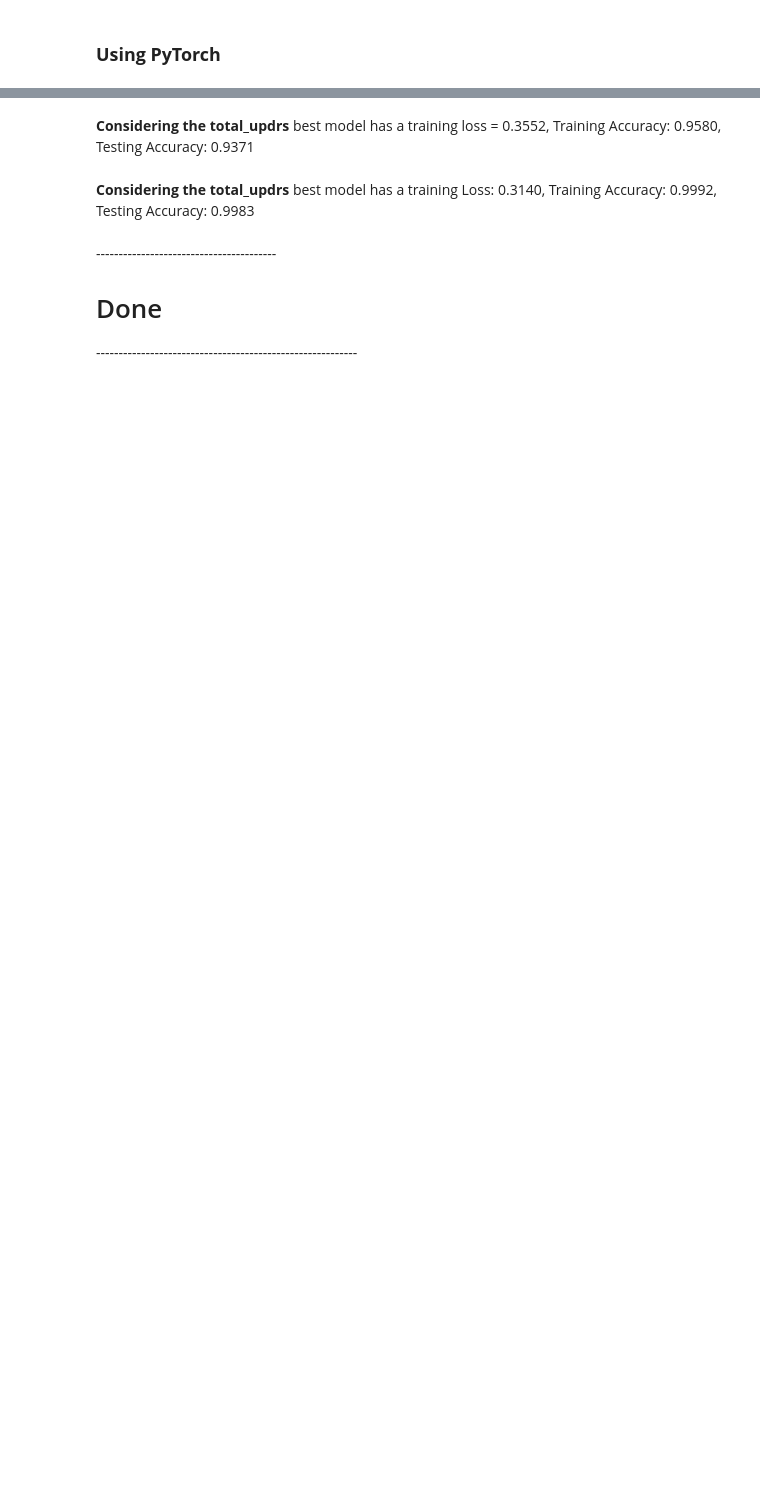
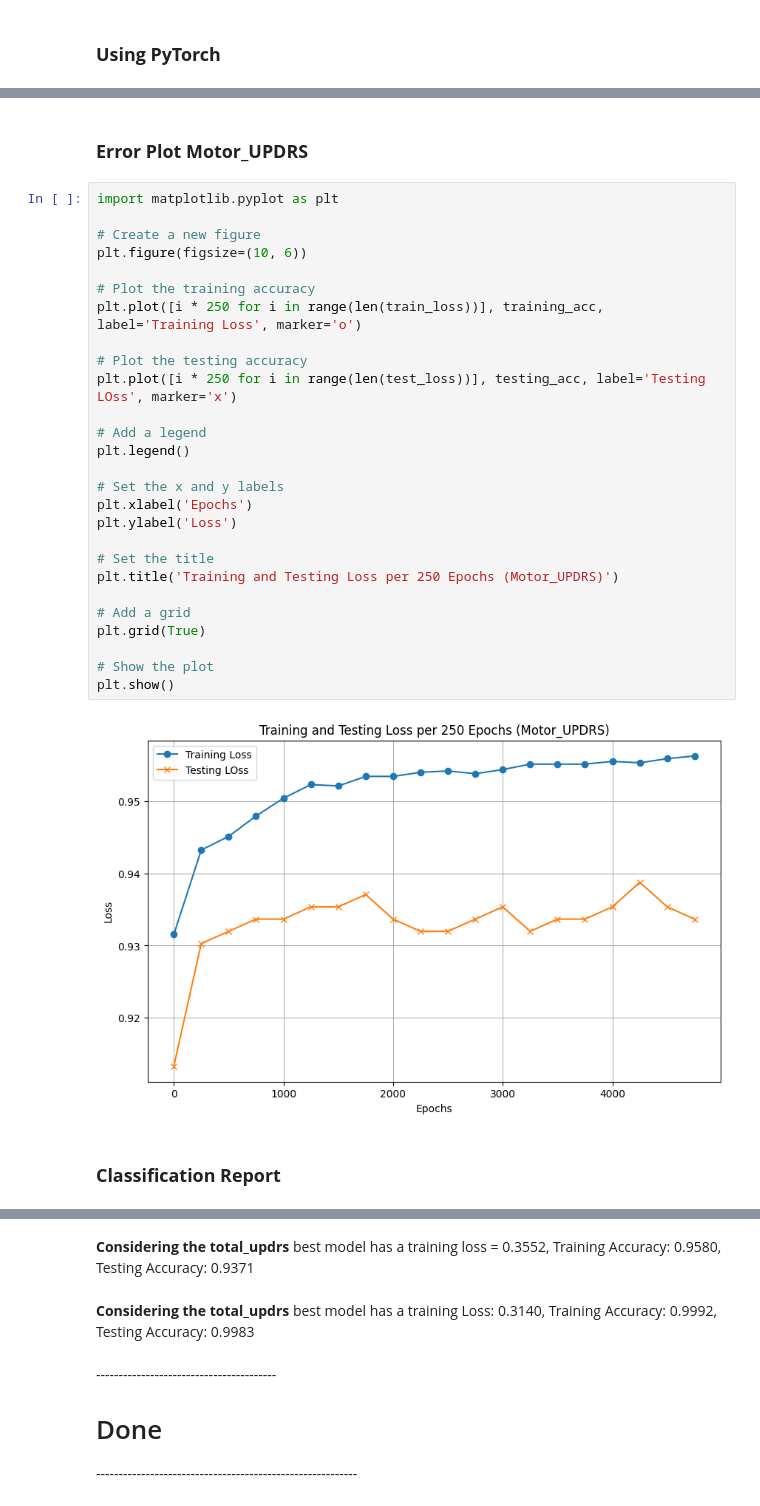
Before and after one commit to Samaresh-16/Parkinson_deepLearning, a Jupyter notebook: Codes/UPDRS.ipynb, the cells around one changed output, grey strips where cells are left out. Drawn from its saved outputs; the diff is of its cells as text; blank space fills up the shorter version.

```diff
--- a/Codes/UPDRS.ipynb
+++ b/Codes/UPDRS.ipynb
@@ -400,3 +365,36 @@ joblib.dump(best_model, 'best_model_motor.pkl')
+# %% [markdown]
+<h3><b>Error Plot Motor_UPDRS
+# %%
+import matplotlib.pyplot as plt
+
+# Create a new figure
+plt.figure(figsize=(10, 6))
+
+# Plot the training accuracy
+plt.plot([i * 250 for i in range(len(train_loss))], training_acc, label='Training Loss', marker='o')
+
+# Plot the testing accuracy
+plt.plot([i * 250 for i in range(len(test_loss))], testing_acc, label='Testing LOss', marker='x')
+
+# Add a legend
+plt.legend()
+
+# Set the x and y labels
+plt.xlabel('Epochs')
+plt.ylabel('Loss')
+
+# Set the title
+plt.title('Training and Testing Loss per 250 Epochs (Motor_UPDRS)')
+
+# Add a grid
+plt.grid(True)
+
+# Show the plot
+plt.show()
+# %% [output]
+[figure, added]
+# %% [markdown]
+<h3><b>Classification Report
 # %%
 from sklearn.metrics import classification_report, confusion_matrix
 
```
Also changed, not shown: parts of 21 cells of this notebook, 6 other files.
